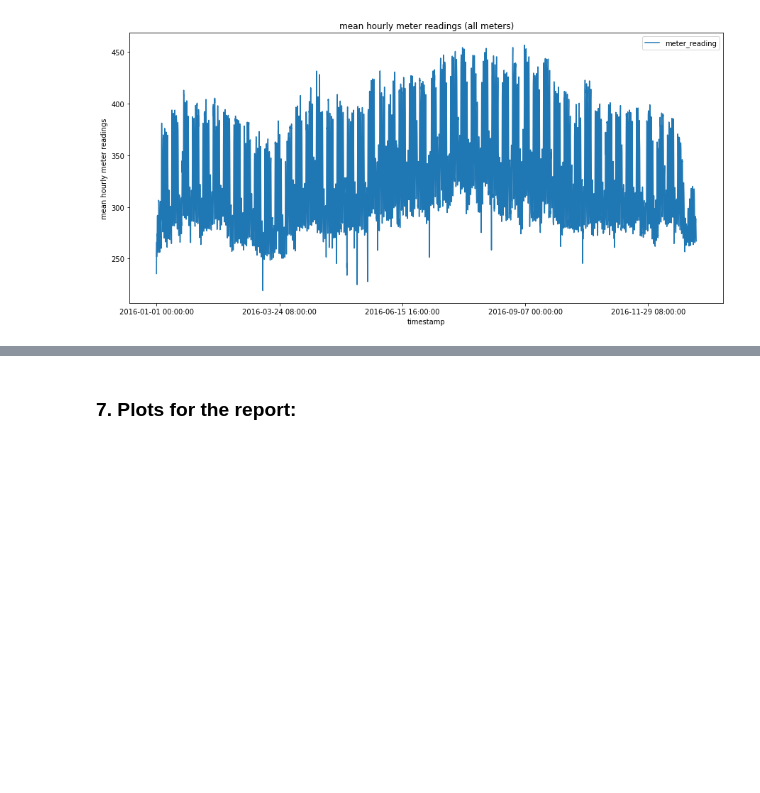
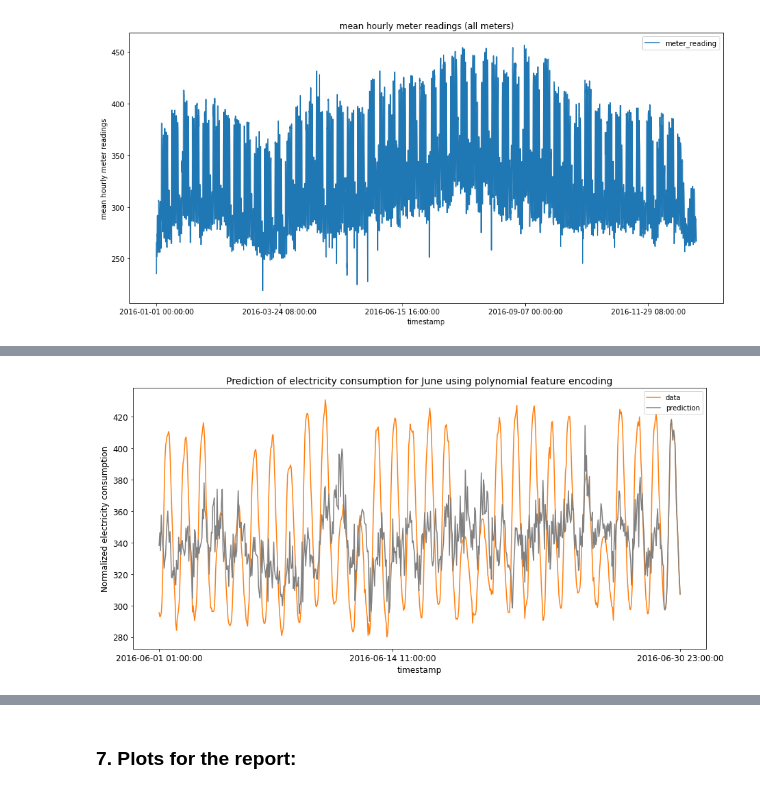
Before and after one commit to TamaraSumarac/6.862_MachineLearningProject, a Jupyter notebook: BuildingEnergyConsumption/Code/Development_LinearRegression.ipynb, the cells around one changed output, grey strips where cells are left out. Cells and saved outputs as stored; diff of their text form; code cells hidden in the pictures; blank space fills up the shorter version.

```diff
--- a/BuildingEnergyConsumption/Code/Development_LinearRegression.ipynb
+++ b/BuildingEnergyConsumption/Code/Development_LinearRegression.ipynb
@@ -1123,0 +1204,22 @@ plot_linear_regression_weights(train_data,linear_regression_model, feature_encod
+# %%
+# Choose only building_id, timestamp, meter_reading, primary_use, square_feet, year_built,air_temperature as relevant features and choose only electricity as meter
+pd_educational = pd_all.copy()
+pd_educational = pd_educational.loc[(pd_educational["meter"]==0)]
+pd_educational = pd_educational.loc[(pd_educational["primary_use"]=='Education')]
+# Load all building_ids that have bad meter_reading and remove this data from our DataFrame:
+drop_ids = np.loadtxt('dropids.txt')
+pd_educational = pd_educational[~pd_educational.building_id.isin(drop_ids)]
+features = ['square_feet','year_built','floor_count','timestamp','air_temperature','cloud_coverage','dew_temperature',
+            'precip_depth_1_hr','sea_level_pressure','wind_direction','wind_speed','meter_reading']
+pd_educational = pd_educational[features]
+# %%
+pd_train = pd.concat([pd_educational.loc[pd.to_datetime(pd_educational["timestamp"]) < datetime.datetime(2016, 6, 1)] , pd_educational.loc[pd.to_datetime(pd_educational["timestamp"]) > datetime.datetime(2016, 6, 30)]])
+pd_test = pd_educational.loc[pd.to_datetime(pd_educational["timestamp"]) > datetime.datetime(2016, 6, 1)]
+pd_test = pd_test[pd.to_datetime(pd_educational["timestamp"]) < datetime.datetime(2016, 7, 1)]
+
+y_train = pd_train.pop('meter_reading')
+y_test = pd_test.pop('meter_reading')
+X_train = pd_train
+X_test = pd_test
+timestamp_train = X_train.pop('timestamp')
+timestamp_test = X_test.pop('timestamp')
@@ -1123,0 +1230,24 @@ plot_linear_regression_weights(train_data,linear_regression_model, feature_encod
+# %%
+from sklearn import tree
+clf = tree.DecisionTreeRegressor(max_depth=100)
+clf = clf.fit(X_train, y_train)
+y_hat = clf.predict(X_test)
+# %%
+pred = {'prediction': y_hat, 'timestamp': timestamp_test}
+y_norm_p = pd.DataFrame(data=pred)
+test_val = {'meter_reading':y_test, 'timestamp': timestamp_test}
+test_features_new_p= pd.DataFrame(data=test_val)
+
+figure(figsize =(15,7))
+plt.plot(test_features_new_p.groupby(by = "timestamp").mean().filter(["timestamp", "meter_reading"]), color = 'C1', label = 'data')
+plt.plot(y_norm_p.groupby(by = "timestamp").mean().filter(["timestamp", "prediction"]), color = 'gray', label = 'prediction')
+plt.xlabel('timestamp', fontsize = 12)
+plt.ylabel('Normalized electricity consumption', fontsize = 12)
+plt.title('Prediction of electricity consumption for June using polynomial feature encoding', fontsize = 14)
+len_ts = len(timestamp_test.values)
+plt.xticks([timestamp_test.values[0],timestamp_test.values[int(len_ts/2)],timestamp_test.values[-1]], fontsize = '12')
+plt.yticks(fontsize = 12)
+plt.legend()
+plt.show()
+# %% [output]
+[figure, added]
```
Also changed, not shown: parts of 40 cells of this notebook, 3 other files.
